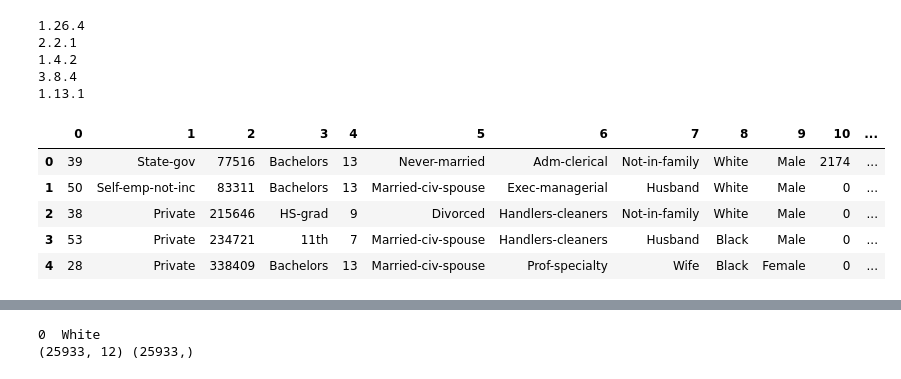
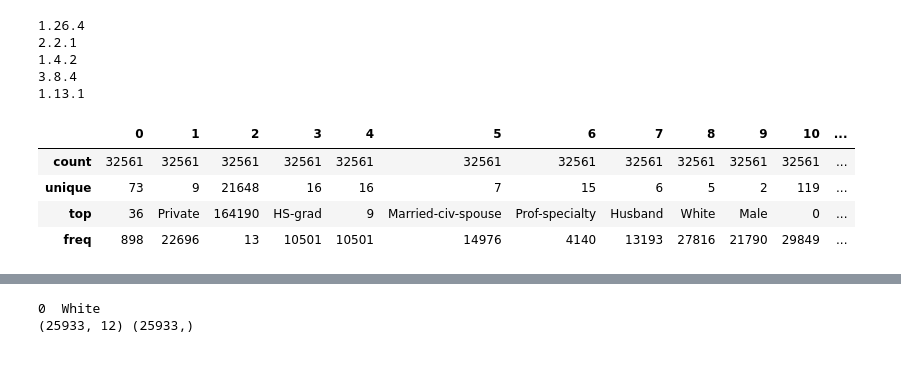
Before and after one commit to TheImpressiveDonut/Fairness-PFL, a Jupyter notebook: harlin_lee_experiments/income_prediction.ipynb, the cells around one changed output, grey strips where cells are left out. Saved outputs shown, nothing was run; the diff lists cells and outputs as text; code cells hidden in the pictures.

```diff
--- a/harlin_lee_experiments/income_prediction.ipynb
+++ b/harlin_lee_experiments/income_prediction.ipynb
@@ -69,14 +69,13 @@ def run_lin_reg(X_tr, y_tr):
 # %%
 data = np.loadtxt('adult/adult.data', dtype='str', delimiter=',')
 df = pd.DataFrame(data)
-df.head()
+df.describe()
 # %% [output]
 |  | 0 | 1 | 2 | 3 | 4 | 5 | 6 | 7 | 8 | 9 | 10 | ... |
-| 0 | 39 | State-gov | 77516 | Bachelors | 13 | Never-married | Adm-clerical | Not-in-family | White | Male | 2174 | ... |
-| 1 | 50 | Self-emp-not-inc | 83311 | Bachelors | 13 | Married-civ-spouse | Exec-managerial | Husband | White | Male | 0 | ... |
-| 2 | 38 | Private | 215646 | HS-grad | 9 | Divorced | Handlers-cleaners | Not-in-family | White | Male | 0 | ... |
-| 3 | 53 | Private | 234721 | 11th | 7 | Married-civ-spouse | Handlers-cleaners | Husband | Black | Male | 0 | ... |
-| 4 | 28 | Private | 338409 | Bachelors | 13 | Married-civ-spouse | Prof-specialty | Wife | Black | Female | 0 | ... |
+| count | 32561 | 32561 | 32561 | 32561 | 32561 | 32561 | 32561 | 32561 | 32561 | 32561 | 32561 | ... |
+| unique | 73 | 9 | 21648 | 16 | 16 | 7 | 15 | 6 | 5 | 2 | 119 | ... |
+| top | 36 | Private | 164190 | HS-grad | 9 | Married-civ-spouse | Prof-specialty | Husband | White | Male | 0 | ... |
+| freq | 898 | 22696 | 13 | 10501 | 10501 | 14976 | 4140 | 13193 | 27816 | 21790 | 29849 | ... |
 # %%
 X_train, y_train, grp_train = get_features('adult/adult.data')
 races = RACES.values()
```
Also changed, not shown: 2 other files.
